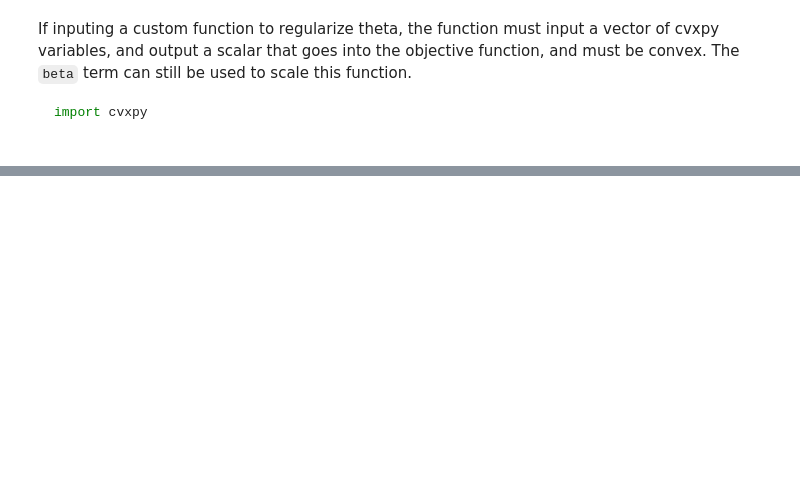
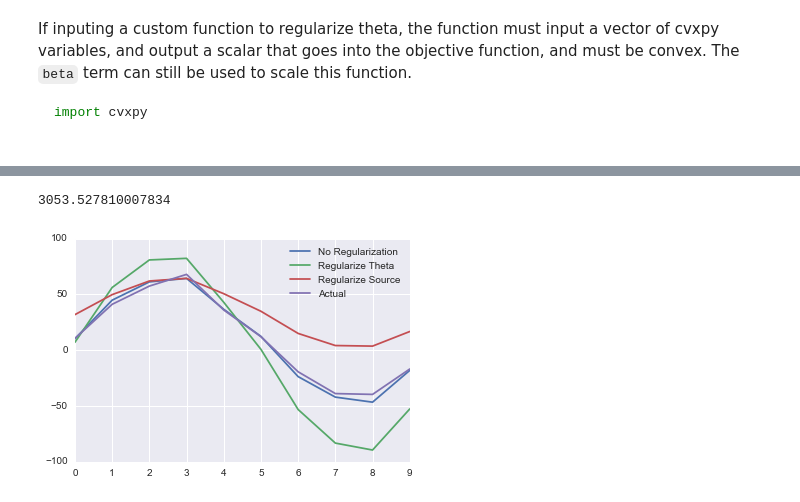
Before and after one commit to eckara/CSSS, a Jupyter notebook: CSSE_tutorial.ipynb, the cells around one changed output, grey strips where cells are left out. Drawn from its saved outputs; the diff is of its cells as text; code cells hidden in the pictures; blank space fills up the shorter version.

```diff
--- a/CSSE_tutorial.ipynb
+++ b/CSSE_tutorial.ipynb
@@ -112,0 +175,20 @@ TypeError: unsupported operand type(s) for *: 'NoneType' and 'int'
+# %%
+## Create a custom regularization function that penalized the square distance from a value to 2.
+CSSEtry3 = CSSS.CSSS(Y)  ## Instantiate model with aggregate signal, Y
+CSSEtry3.addSource(X2, alpha = 1, name = 'y2')  ## Add a model for Y2
+CSSEtry3.addSource(X1, name = 'y1', regularizeSource='diff1_ss', gamma = 1)  ## Add a model for source signal y1
+CSSEtry3.constructSolve()
+# %% [output]
+3053.527810007834
+# %%
+plt.plot(CSSEtry.models['y1']['source'].value,  label = 'No Regularization')
+plt.plot(CSSEtry2.models['y1']['source'].value, label = 'Regularize Theta')
+plt.plot(CSSEtry3.models['y1']['source'].value, label = 'Regularize Source')
+
+#plt.plot(CSSEtry.models['Y1']['regressor'] * CSSEtry.models['Y1']['theta'].value, label = 'Modeled')
+plt.plot(Y1, label = 'Actual')
+
+plt.legend()
+plt.show()
+# %% [output]
+[figure, added]
```
Also changed, not shown: parts of 19 cells of this notebook, 2 other files.
